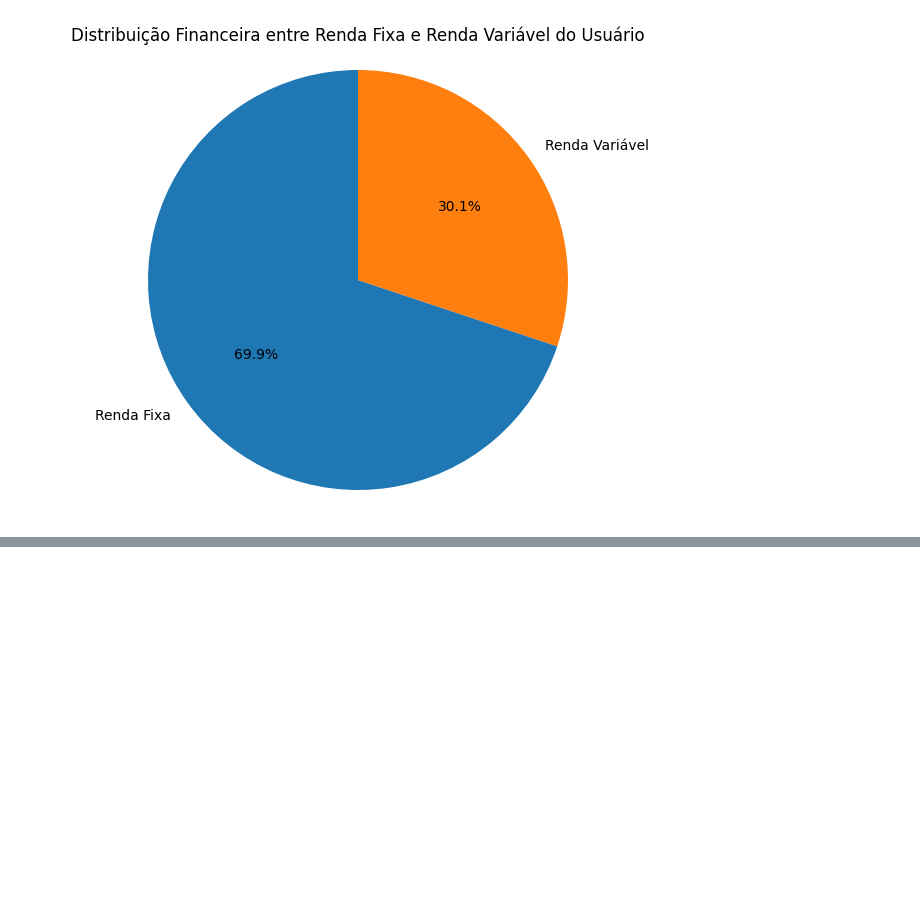
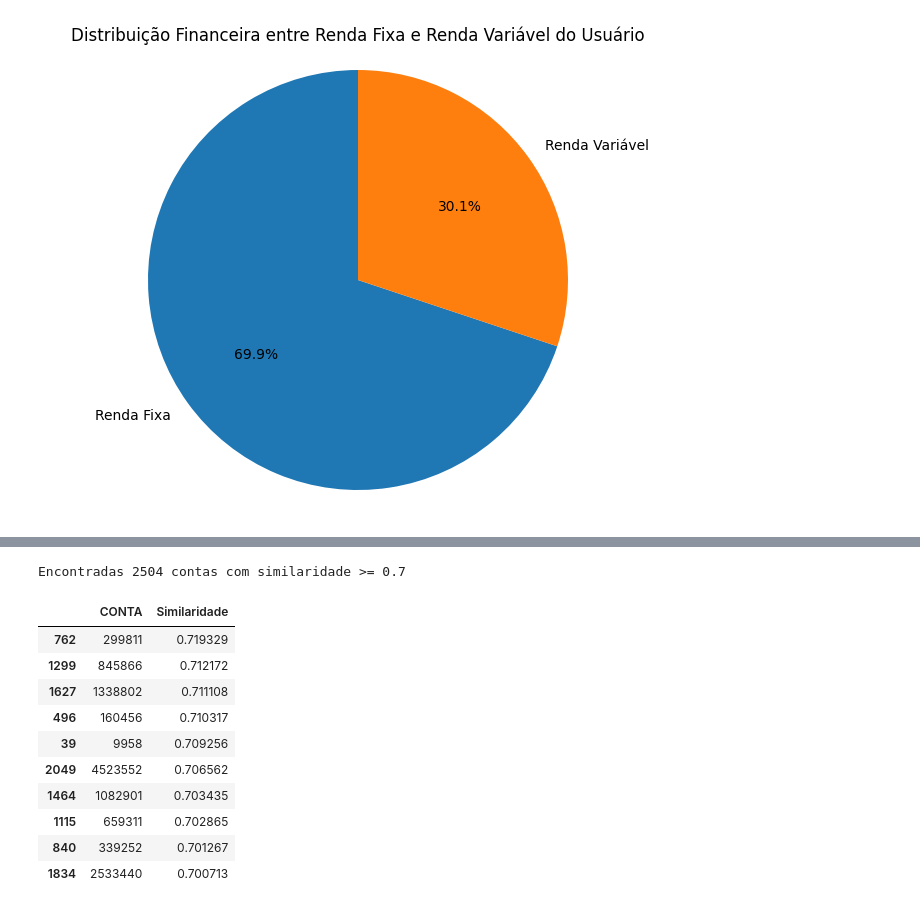
Before and after one commit to balb-0/DIANA, a Jupyter notebook: src/datasets/notebooks/6.recomendacao_sofisticada.ipynb, the cells around one changed output, grey strips where cells are left out. Cells and saved outputs as stored; diff of their text form; code cells hidden in the pictures; blank space fills up the shorter version.

```diff
--- a/src/datasets/notebooks/6.recomendacao_sofisticada.ipynb
+++ b/src/datasets/notebooks/6.recomendacao_sofisticada.ipynb
@@ -74,0 +339,51 @@ Name: VALOR INVESTIDO, dtype: float64%
+# %%
+from sklearn.metrics.pairwise import cosine_similarity
+import numpy as np
+import pandas as pd
+
+# Convert the new client's distribution to a Series with the same index as df_subgrupo_dist.columns
+novo_cliente_dist = pd.Series(0.0, index=df_subgrupo_dist.columns)
+
+# Fill in the values from subgrupo_pct
+for subgrupo, pct in subgrupo_pct.items():
+    if subgrupo in novo_cliente_dist.index:
+        novo_cliente_dist[subgrupo] = pct
+
+# Calculate cosine similarity
+similarities = cosine_similarity(
+    novo_cliente_dist.values.reshape(1, -1),
+    df_subgrupo_dist.values
+)
+
+# Flatten the similarities array
+similarities = similarities[0]
+
+# Get accounts with similarity >= 0.7
+similar_mask = similarities >= 0.7
+similar_accounts = df_subgrupo_dist.index[similar_mask].tolist()
+similar_scores = similarities[similar_mask]
+
+# Create a DataFrame with the results
+result_df = pd.DataFrame({
+    'CONTA': similar_accounts,
+    'Similaridade': similar_scores
+})
+
+# Sort by similarity in descending order
+result_df = result_df.sort_values('Similaridade', ascending=False)
+
+print(f"Encontradas {len(similar_accounts)} contas com similaridade >= 0.7")
+result_df.tail(10)  # Mostrar as 10 contas mais similares
+# %% [output]
+Encontradas 2504 contas com similaridade >= 0.7
+|  | CONTA | Similaridade |
+| 762 | 299811 | 0.719329 |
+| 1299 | 845866 | 0.712172 |
+| 1627 | 1338802 | 0.711108 |
+| 496 | 160456 | 0.710317 |
+| 39 | 9958 | 0.709256 |
+| 2049 | 4523552 | 0.706562 |
+| 1464 | 1082901 | 0.703435 |
+| 1115 | 659311 | 0.702865 |
+| 840 | 339252 | 0.701267 |
+| 1834 | 2533440 | 0.700713 |
```
Also changed, not shown: parts of 9 cells of this notebook, 3 other files.
